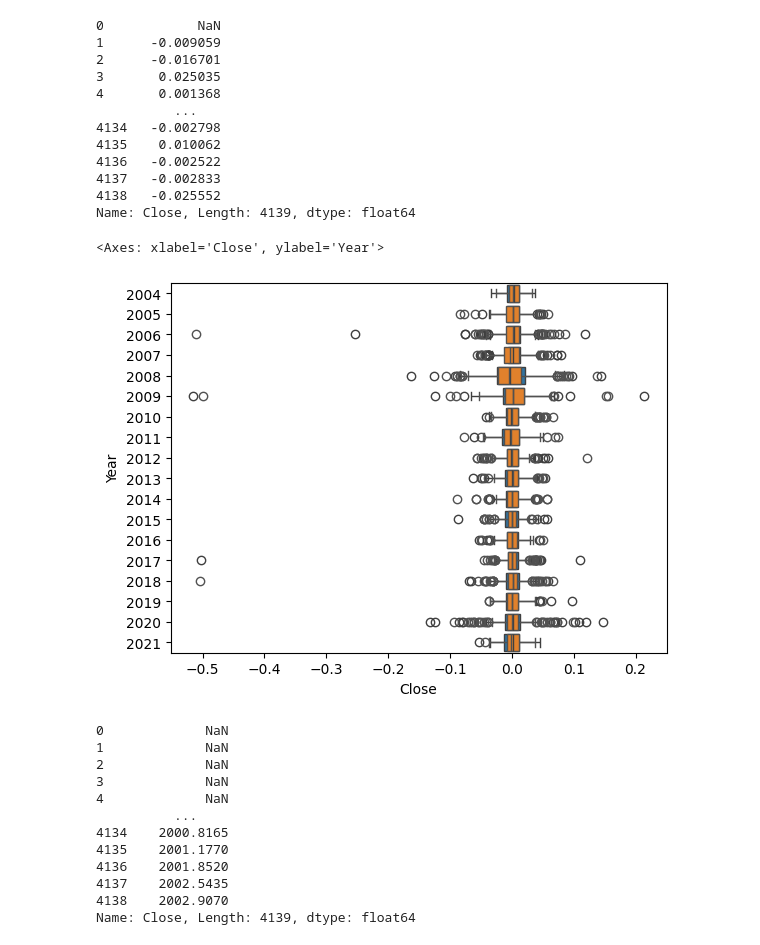
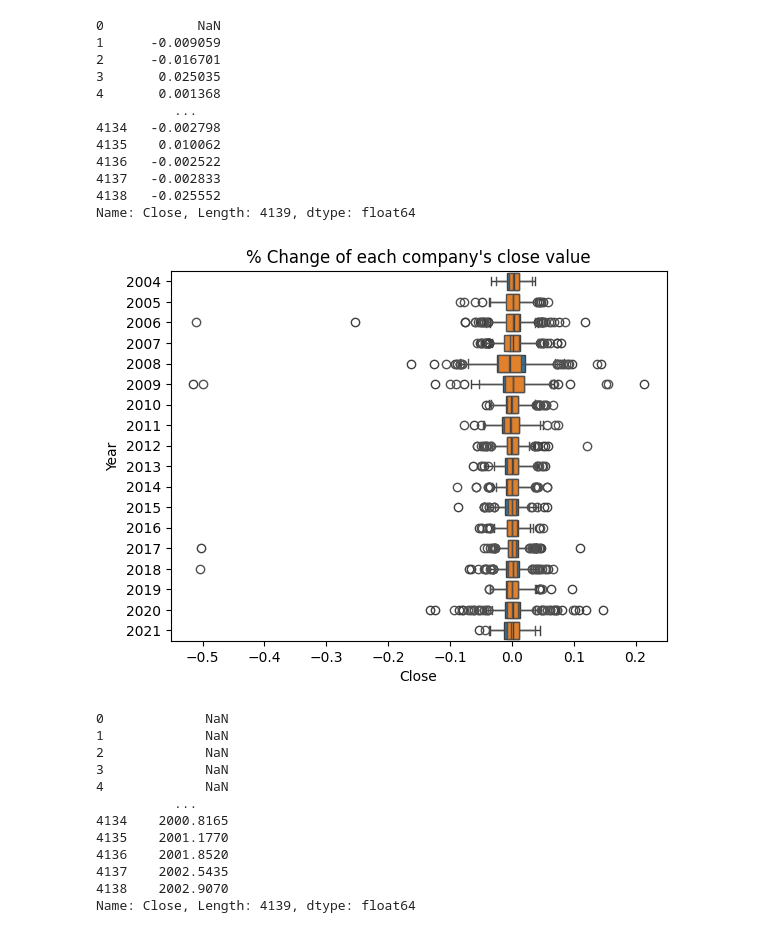
Before and after one commit to Aayush-Joshi-01/Python, a Jupyter notebook: Week-10/09 July/Prods/Assignments/Self/Pandas_Practice.ipynb, the cells around one changed output. Drawn from its saved outputs; the diff is of its cells as text; code cells hidden in the pictures.

```diff
--- a/Week-10/09 July/Prods/Assignments/Self/Pandas_Practice.ipynb
+++ b/Week-10/09 July/Prods/Assignments/Self/Pandas_Practice.ipynb
@@ -289,9 +290,10 @@ Name: Close, Length: 4139, dtype: float64
 # %%
 sns.boxplot(x=reliance_df['Close'].pct_change(), y=reliance_df['Year'])
 sns.boxplot(x=tcs_df['Close'].pct_change(), y=reliance_df['Year'])
+plt.title("% Change of each company's close value")
+plt.show()
 # %% [output]
-<Axes: xlabel='Close', ylabel='Year'>
-[figure, old version]
+[figure, new version]
 # %%
 reliance_df['Close'].rolling(window=100).mean()
 # %% [output]
```
Also changed, not shown: parts of 10 cells of this notebook.
